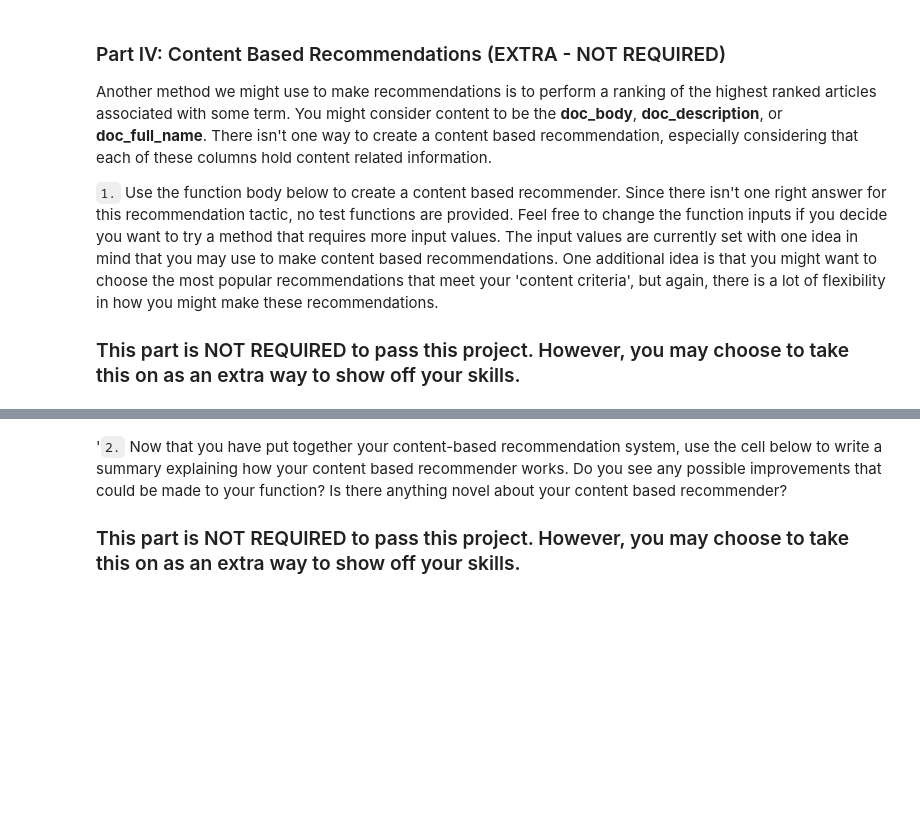
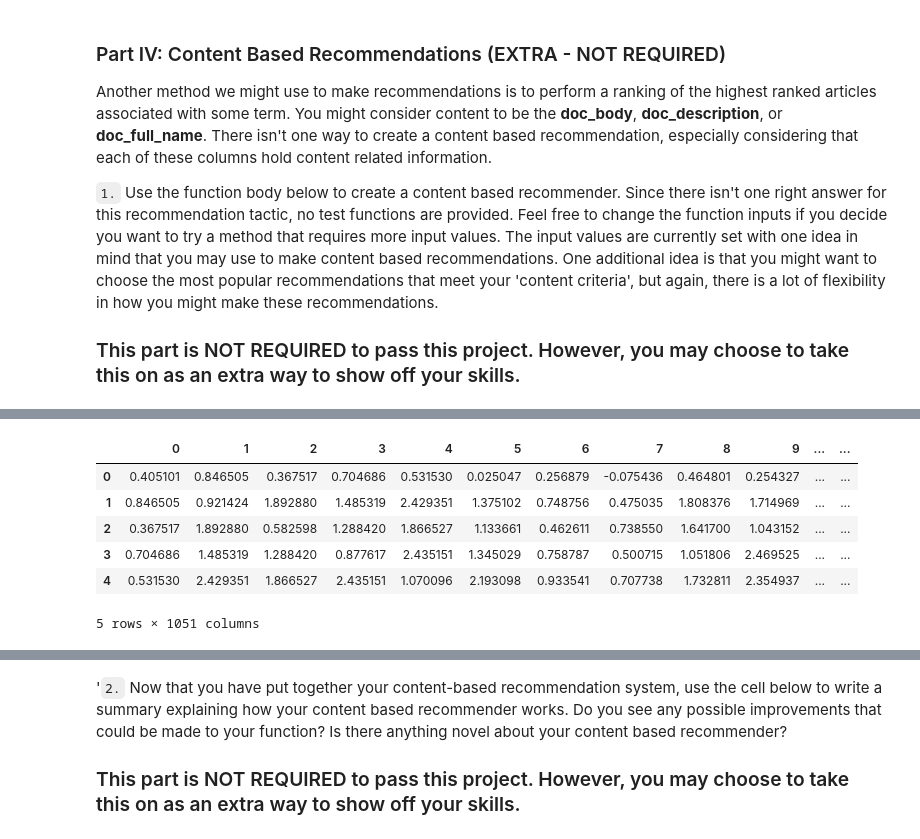
Before and after one commit to MonNum5/IBM_Recommandations_Udacity, a Jupyter notebook: Recommendations_with_IBM.ipynb, the cells around one changed output, grey strips where cells are left out. Drawn from its saved outputs; the diff is of its cells as text; code cells hidden in the pictures; blank space fills up the shorter version.

```diff
--- a/Recommendations_with_IBM.ipynb
+++ b/Recommendations_with_IBM.ipynb
@@ -646,18 +665,0 @@ article_text[0]
-# %%
-#clean data
-import spacy
-import re
-import en_core_web_sm
-from tqdm import tqdm
-nlp = en_core_web_sm.load()
-from spacy.lang.en.stop_words import STOP_WORDS
-
-article_text_cleaned = []
-for text in tqdm(article_text):
-    #remove punctuations
-    text = re.sub(r'[^\w\s]','',text.lower())
-    full_name =[]
-    for  token in nlp(text):
-        if token.lemma_ not in STOP_WORDS and token.is_digit == False:
-            full_name.append(token.lemma_)
-    article_text_cleaned.append(full_name)
@@ -696,0 +678,25 @@ print(model.similarity('science','science'))
+# %%
+article_ids = df_merged['article_id'].unique()
+# Calculate content similartiy of each content pair, produce
+content_similarity_df = pd.DataFrame()
+for i, article_id in tqdm(enumerate(article_ids)):
+    article_text = df_merged[df_merged['article_id']==article_id]['title_full_name_cleaned'].values
+    for article_id_ in article_ids[i:]: # due to symetry only half of the matrix has to be calculated
+        article_text_ = df_merged[df_merged['article_id']==article_id_]['title_full_name_cleaned'].values
+        # Calculate similarity of each token in article_id with with each token in article_id_
+        text_similarity = 0
+        for token in article_text[0]:
+            for token_ in article_text_[0]:
+                text_similarity += model.similarity(token,token_)
+        text_similarity = text_similarity/(len(article_text[0])+len(article_text_[0]))
+        content_similarity_df.at[article_id, article_id_] = text_similarity
+# %%
+content_similarity_df.head()
+# %% [output]
+|  | 0 | 1 | 2 | 3 | 4 | 5 | 6 | 7 | 8 | 9 | ... | ... |
+| 0 | 0.405101 | 0.846505 | 0.367517 | 0.704686 | 0.531530 | 0.025047 | 0.256879 | -0.075436 | 0.464801 | 0.254327 | ... | ... |
+| 1 | 0.846505 | 0.921424 | 1.892880 | 1.485319 | 2.429351 | 1.375102 | 0.748756 | 0.475035 | 1.808376 | 1.714969 | ... | ... |
+| 2 | 0.367517 | 1.892880 | 0.582598 | 1.288420 | 1.866527 | 1.133661 | 0.462611 | 0.738550 | 1.641700 | 1.043152 | ... | ... |
+| 3 | 0.704686 | 1.485319 | 1.288420 | 0.877617 | 2.435151 | 1.345029 | 0.758787 | 0.500715 | 1.051806 | 2.469525 | ... | ... |
+| 4 | 0.531530 | 2.429351 | 1.866527 | 2.435151 | 1.070096 | 2.193098 | 0.933541 | 0.707738 | 1.732811 | 2.354937 | ... | ... |
+5 rows × 1051 columns
```
Also changed, not shown: parts of 23 cells of this notebook, 2 other files.
